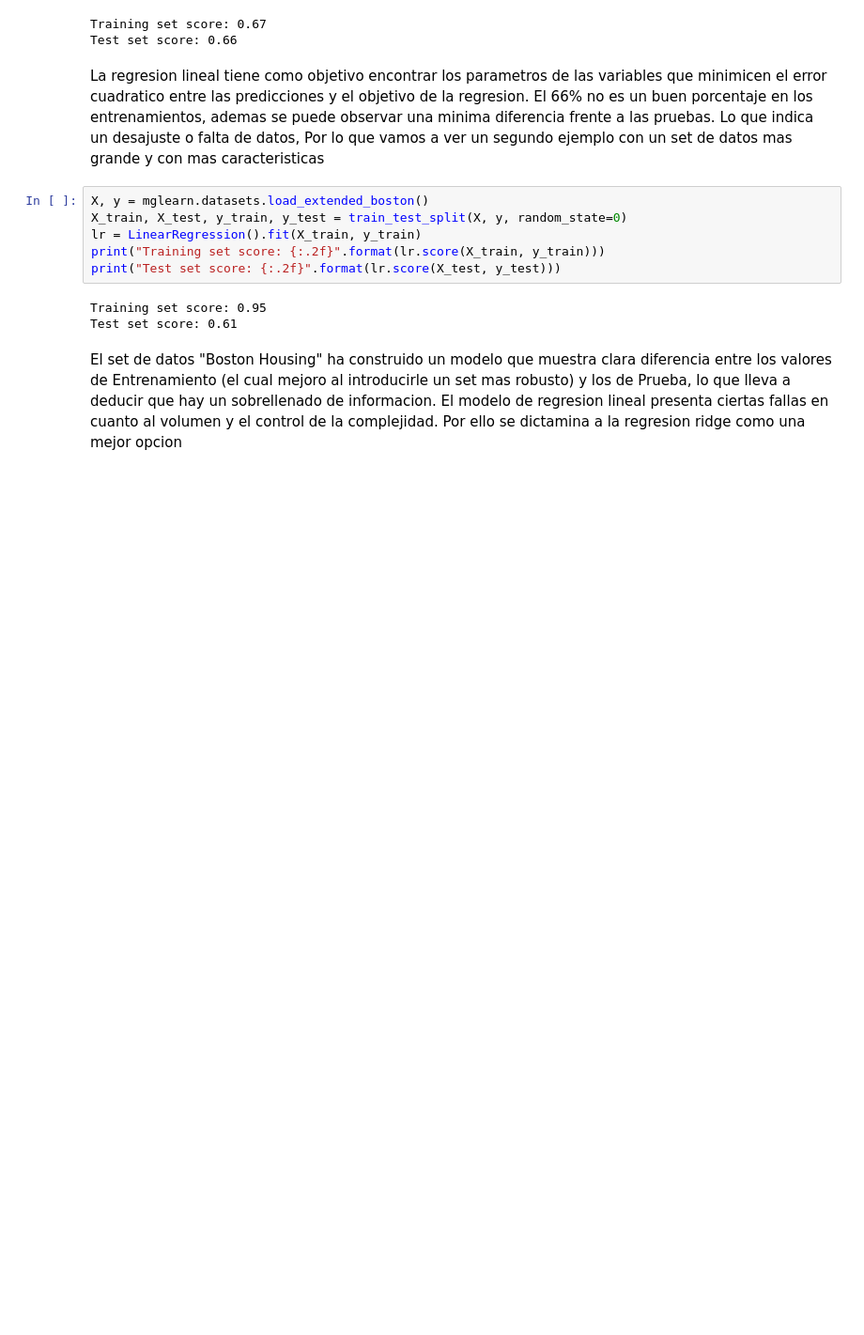
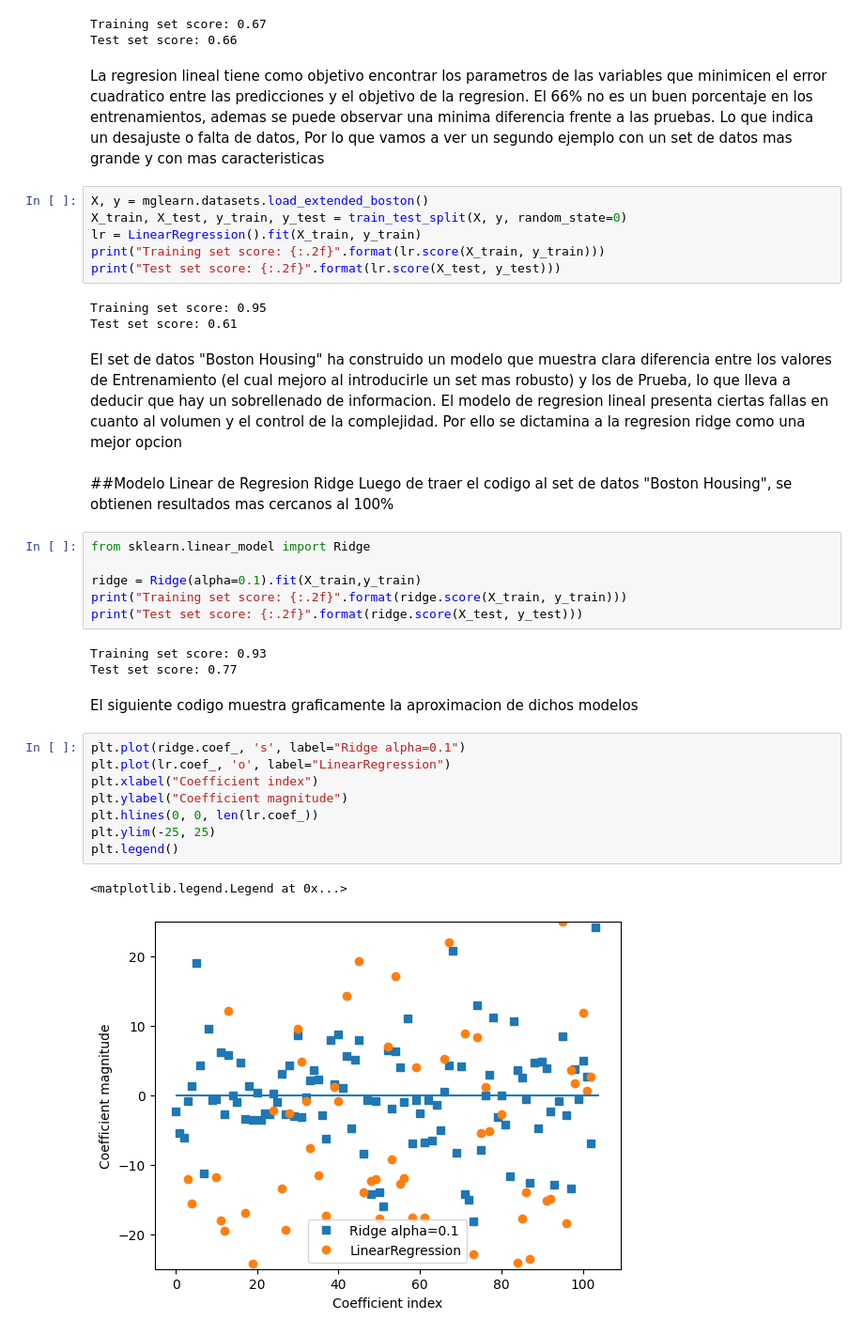
Before and after one commit to DanielCadavid/InteligenciaArtificial, a Jupyter notebook: aprendizajesupervisado.ipynb, the cells around one changed output. Shown at 94% size. Cells and saved outputs as stored; diff of their text form; blank space fills up the shorter version.

Commit message:
Se agrego modelo linear y ridge

```diff
--- a/aprendizajesupervisado.ipynb
+++ b/aprendizajesupervisado.ipynb
@@ -76,3 +78,28 @@ Training set score: 0.95
 Test set score: 0.61
 # %% [markdown]
 El set de datos "Boston Housing" ha construido un modelo que muestra clara diferencia entre los valores de Entrenamiento (el cual mejoro al introducirle un set mas robusto) y los de Prueba, lo que lleva a deducir que hay un sobrellenado de informacion. El modelo de regresion lineal presenta ciertas fallas en cuanto al volumen y el control de la complejidad. Por ello se dictamina a la regresion ridge como una mejor opcion
+# %% [markdown]
+##Modelo Linear de Regresion Ridge
+Luego de traer el codigo al set de datos "Boston Housing", se obtienen resultados mas cercanos al 100%
+# %%
+from sklearn.linear_model import Ridge
+
+ridge = Ridge(alpha=0.1).fit(X_train,y_train)
+print("Training set score: {:.2f}".format(ridge.score(X_train, y_train)))
+print("Test set score: {:.2f}".format(ridge.score(X_test, y_test)))
+# %% [output]
+Training set score: 0.93
+Test set score: 0.77
+# %% [markdown]
+El siguiente codigo muestra graficamente la aproximacion de dichos modelos
+# %%
+plt.plot(ridge.coef_, 's', label="Ridge alpha=0.1")
+plt.plot(lr.coef_, 'o', label="LinearRegression")
+plt.xlabel("Coefficient index")
+plt.ylabel("Coefficient magnitude")
+plt.hlines(0, 0, len(lr.coef_))
+plt.ylim(-25, 25)
+plt.legend()
+# %% [output]
+<matplotlib.legend.Legend at 0x...>
+[figure, added]
```
Also changed, not shown: parts of 4 cells of this notebook.
